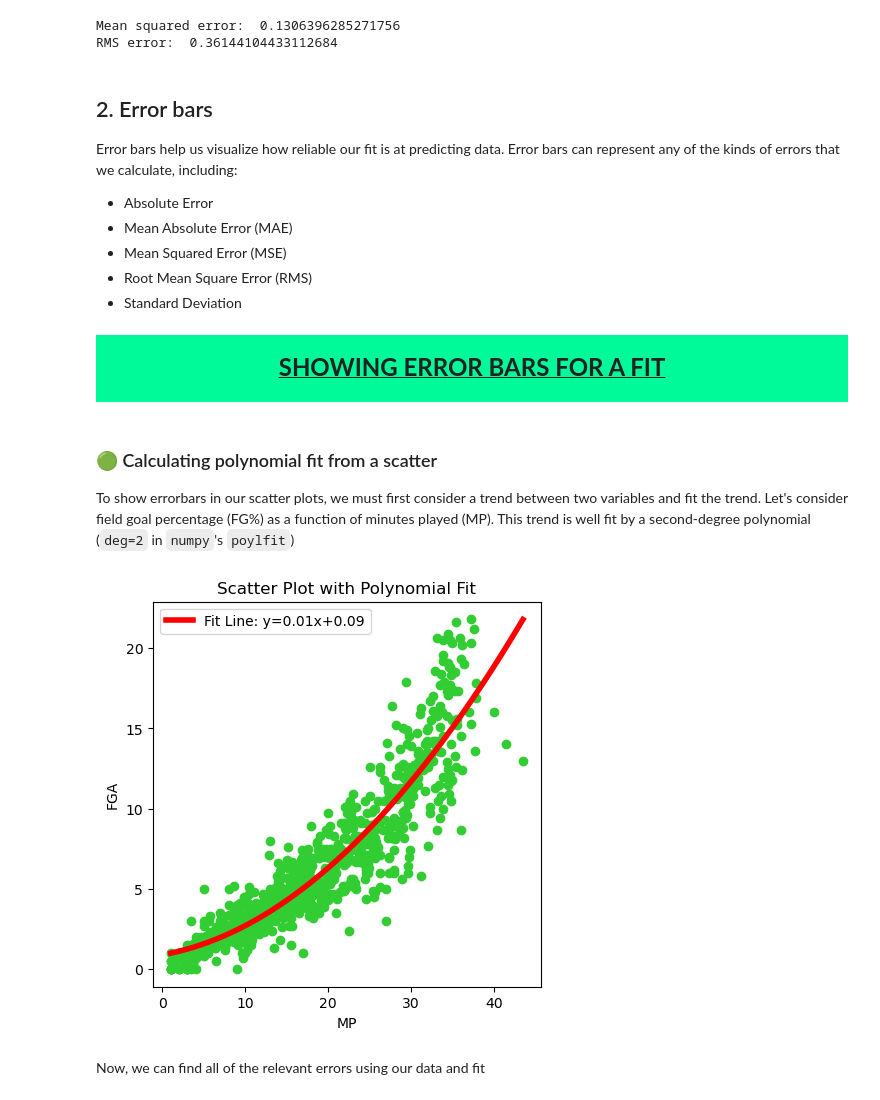
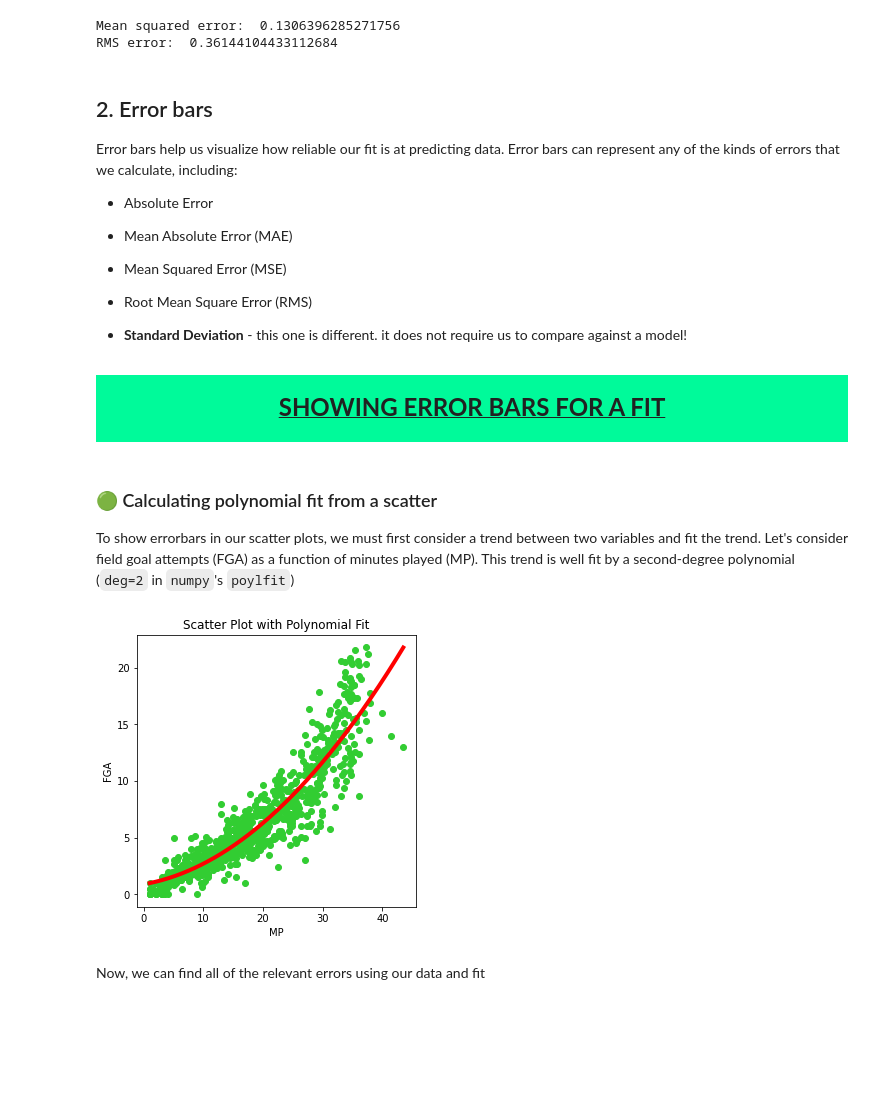
Before and after one commit to PrisonTeachingInitiative/CFR-2025, a Jupyter notebook: Stats/Notebooks/3-Error_timeseries.ipynb, the cells around one changed output. Saved outputs shown, nothing was run; the diff lists cells and outputs as text; code cells hidden in the pictures; blank space fills up the shorter version.

```diff
--- a/Stats/Notebooks/3-Error_timeseries.ipynb
+++ b/Stats/Notebooks/3-Error_timeseries.ipynb
@@ -111,51 +107,49 @@ Error bars help us visualize how reliable our fit is at predicting data. Error b
 - Mean Absolute Error (MAE)
 - Mean Squared Error (MSE)
 - Root Mean Square Error (RMS)
-- Standard Deviation
+
+- **Standard Deviation** - this one is different. it does not require us to compare against a model!
 # %% [markdown]
 <div style = 'background-color:mediumspringgreen'> <br> <center>  <b> <u> <font size="5">  SHOWING ERROR BARS FOR A FIT </font> </u> </b>    </div>
 <div style = 'background-color:mediumspringgreen'> <br> </div>
 # %% [markdown]
 ### 🟢 Calculating polynomial fit from a scatter
 
-To show errorbars in our scatter plots, we must first consider a trend between two variables and fit the trend. Let's consider field goal percentage (FG%) as a function of minutes played (MP). This trend is well fit by a second-degree polynomial (`deg=2` in `numpy`'s `poylfit`)
+To show errorbars in our scatter plots, we must first consider a trend between two variables and fit the trend. Let's consider field goal attempts (FGA) as a function of minutes played (MP). This trend is well fit by a second-degree polynomial (`deg=2` in `numpy`'s `poylfit`)
 # %%
 import matplotlib.pyplot as plt
 import numpy as np
 
 fig, axs = plt.subplots(1, 1, figsize=(5, 5))
 
 # Plot positive correlation -
 independent_variable = "MP"
 dependent_variable = "FGA"
 
 axs.scatter(NBA_regular_2021[independent_variable], NBA_regular_2021[dependent_variable], color='limegreen')
 
-axs.set_title('%s vs 2-Point Attempts' %dependent_variable)
-axs.set_xlabel("2-Point Attempts")
-axs.set_ylabel(dependent_variable)
-
 # Calculate the linear fit (least squares)
-coefficients = np.polyfit(NBA_regular_2021[independent_variable], NBA_regular_2021[dependent_variable], deg=2)  # degree 1 polynomial = line
+coefficients = np.polyfit(NBA_regular_2021[independent_variable],
+                          NBA_regular_2021[dependent_variable],
+                          deg=2)
 fit_line = np.poly1d(coefficients)
 x_fit = np.linspace(np.min(NBA_regular_2021[independent_variable]), np.max(NBA_regular_2021[independent_variable]), 500)
 
 # Generate y-values for the fit line
 y_fit = fit_line(x_fit)
 
 # Plot the linear fit line
-plt.plot(x_fit, y_fit, label=f'Fit Line: y={coefficients[0]:.2f}x+{coefficients[1]:.2f}', color='red', linewidth=4)
+plt.plot(x_fit, y_fit, color='red', linewidth=4)
 
 # Add labels and title
 plt.xlabel(independent_variable)
 plt.ylabel(dependent_variable)
 plt.title('Scatter Plot with Polynomial Fit')
-plt.legend()
 
 # Show the plot
 plt.show()
 # %% [output]
-[figure, old version]
+[figure, new version]
 # %% [markdown]
 Now, we can find all of the relevant errors using our data and fit
 # %% [markdown]
```
Also changed, not shown: parts of 38 cells of this notebook.
